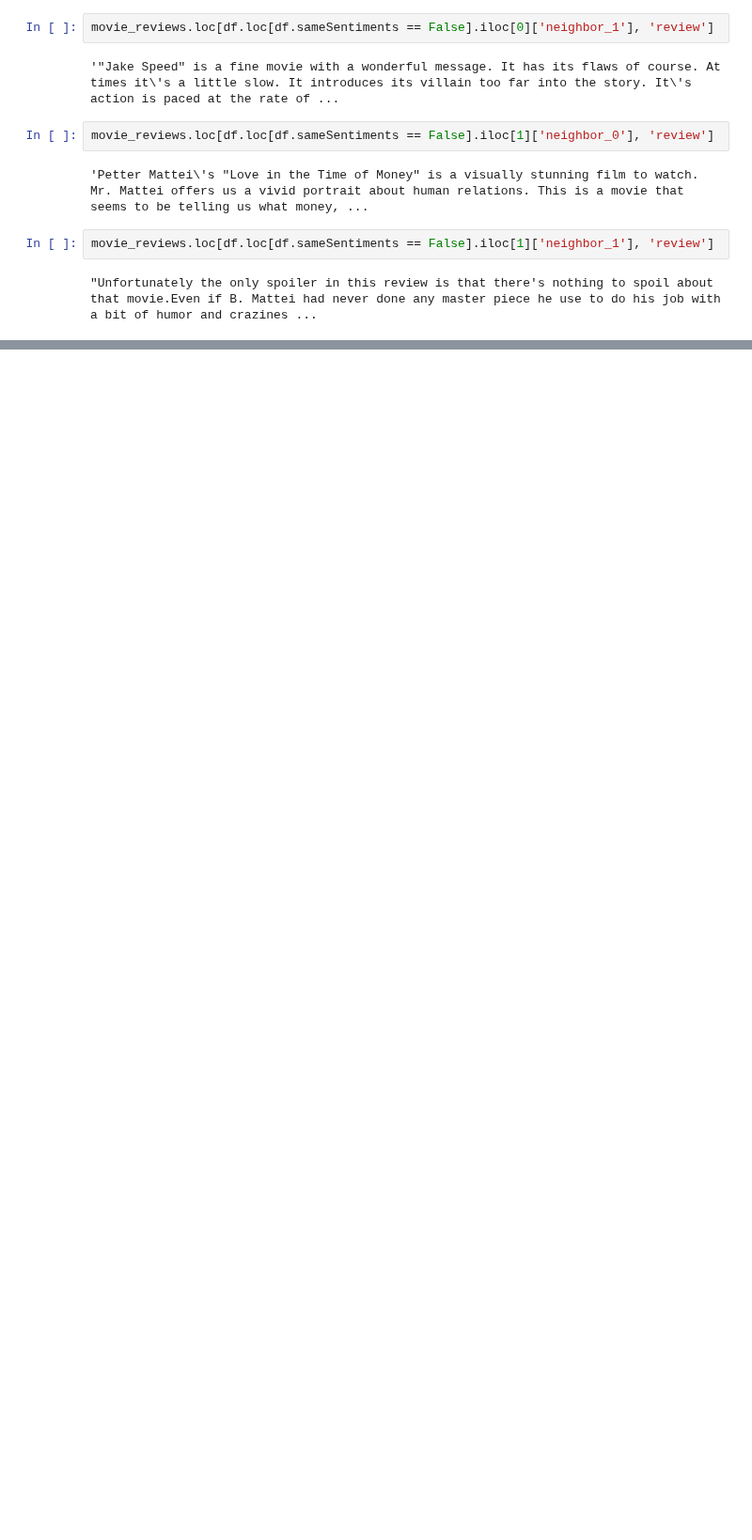
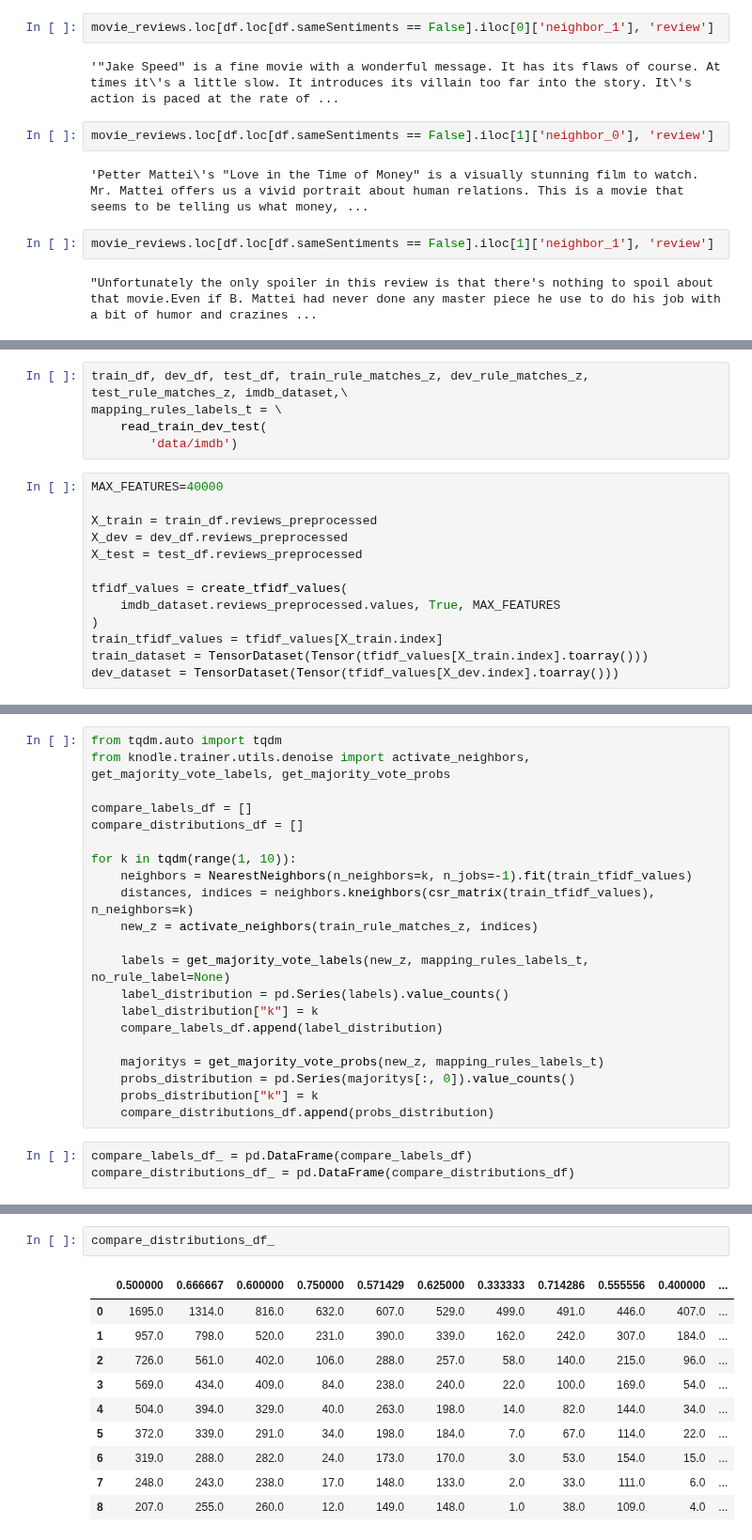
Before and after one commit to knodle/knodle, a Jupyter notebook: tutorials/knn_tfidf_similarity_example/Sanity Checks.ipynb, the cells around one changed output, grey strips where cells are left out. Shown at 94% size. Saved outputs shown, nothing was run; the diff lists cells and outputs as text; blank space fills up the shorter version.

Commit message:
Added distribution of labels in sanity checks Removed comments

```diff
--- a/tutorials/knn_tfidf_similarity_example/Sanity Checks.ipynb
+++ b/tutorials/knn_tfidf_similarity_example/Sanity Checks.ipynb
@@ -195,0 +211,18 @@ movie_reviews.loc[df.loc[df.sameSentiments == False].iloc[1]['neighbor_1'], 'rev
+# %%
+train_df, dev_df, test_df, train_rule_matches_z, dev_rule_matches_z, test_rule_matches_z, imdb_dataset,\
+mapping_rules_labels_t = \
+    read_train_dev_test(
+        'data/imdb')
+# %%
+MAX_FEATURES=40000
+
+X_train = train_df.reviews_preprocessed
+X_dev = dev_df.reviews_preprocessed
+X_test = test_df.reviews_preprocessed
+
+tfidf_values = create_tfidf_values(
+    imdb_dataset.reviews_preprocessed.values, True, MAX_FEATURES
+)
+train_tfidf_values = tfidf_values[X_train.index]
+train_dataset = TensorDataset(Tensor(tfidf_values[X_train.index].toarray()))
+dev_dataset = TensorDataset(Tensor(tfidf_values[X_dev.index].toarray()))
@@ -195,0 +231,24 @@ movie_reviews.loc[df.loc[df.sameSentiments == False].iloc[1]['neighbor_1'], 'rev
+# %%
+from tqdm.auto import tqdm
+from knodle.trainer.utils.denoise import activate_neighbors, get_majority_vote_labels, get_majority_vote_probs
+
+compare_labels_df = []
+compare_distributions_df = []
+
+for k in tqdm(range(1, 10)):
+    neighbors = NearestNeighbors(n_neighbors=k, n_jobs=-1).fit(train_tfidf_values)
+    distances, indices = neighbors.kneighbors(csr_matrix(train_tfidf_values), n_neighbors=k)
+    new_z = activate_neighbors(train_rule_matches_z, indices)
+
+    labels = get_majority_vote_labels(new_z, mapping_rules_labels_t, no_rule_label=None)
+    label_distribution = pd.Series(labels).value_counts()
+    label_distribution["k"] = k
+    compare_labels_df.append(label_distribution)
+
+    majoritys = get_majority_vote_probs(new_z, mapping_rules_labels_t)
+    probs_distribution = pd.Series(majoritys[:, 0]).value_counts()
+    probs_distribution["k"] = k
+    compare_distributions_df.append(probs_distribution)
+# %%
+compare_labels_df_ = pd.DataFrame(compare_labels_df)
+compare_distributions_df_ = pd.DataFrame(compare_distributions_df)
@@ -195,0 +268,13 @@ movie_reviews.loc[df.loc[df.sameSentiments == False].iloc[1]['neighbor_1'], 'rev
+# %%
+compare_distributions_df_
+# %% [output]
+|  | 0.500000 | 0.666667 | 0.600000 | 0.750000 | 0.571429 | 0.625000 | 0.333333 | 0.714286 | 0.555556 | 0.400000 | ... |
+| 0 | 1695.0 | 1314.0 | 816.0 | 632.0 | 607.0 | 529.0 | 499.0 | 491.0 | 446.0 | 407.0 | ... |
+| 1 | 957.0 | 798.0 | 520.0 | 231.0 | 390.0 | 339.0 | 162.0 | 242.0 | 307.0 | 184.0 | ... |
+| 2 | 726.0 | 561.0 | 402.0 | 106.0 | 288.0 | 257.0 | 58.0 | 140.0 | 215.0 | 96.0 | ... |
+| 3 | 569.0 | 434.0 | 409.0 | 84.0 | 238.0 | 240.0 | 22.0 | 100.0 | 169.0 | 54.0 | ... |
+| 4 | 504.0 | 394.0 | 329.0 | 40.0 | 263.0 | 198.0 | 14.0 | 82.0 | 144.0 | 34.0 | ... |
+| 5 | 372.0 | 339.0 | 291.0 | 34.0 | 198.0 | 184.0 | 7.0 | 67.0 | 114.0 | 22.0 | ... |
+| 6 | 319.0 | 288.0 | 282.0 | 24.0 | 173.0 | 170.0 | 3.0 | 53.0 | 154.0 | 15.0 | ... |
+| 7 | 248.0 | 243.0 | 238.0 | 17.0 | 148.0 | 133.0 | 2.0 | 33.0 | 111.0 | 6.0 | ... |
+| 8 | 207.0 | 255.0 | 260.0 | 12.0 | 149.0 | 148.0 | 1.0 | 38.0 | 109.0 | 4.0 | ... |
```
Also changed, not shown: parts of 7 cells of this notebook, 1 other file.
